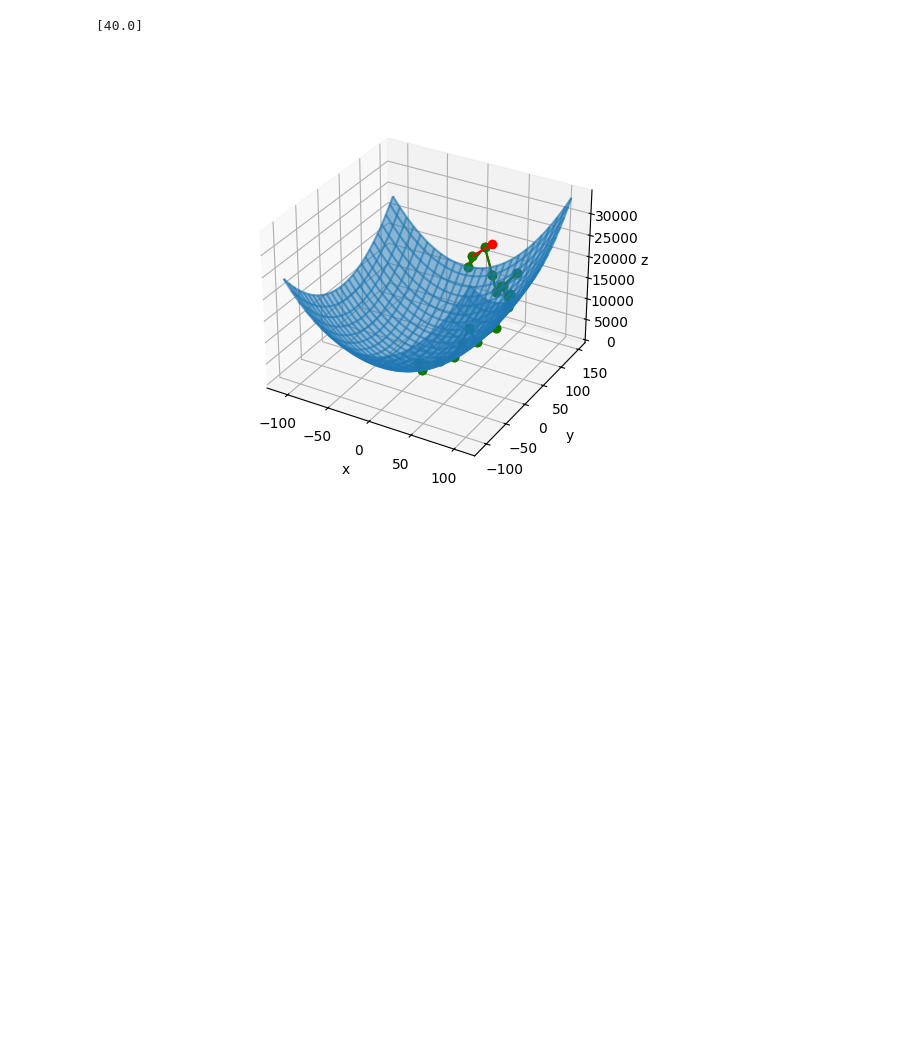
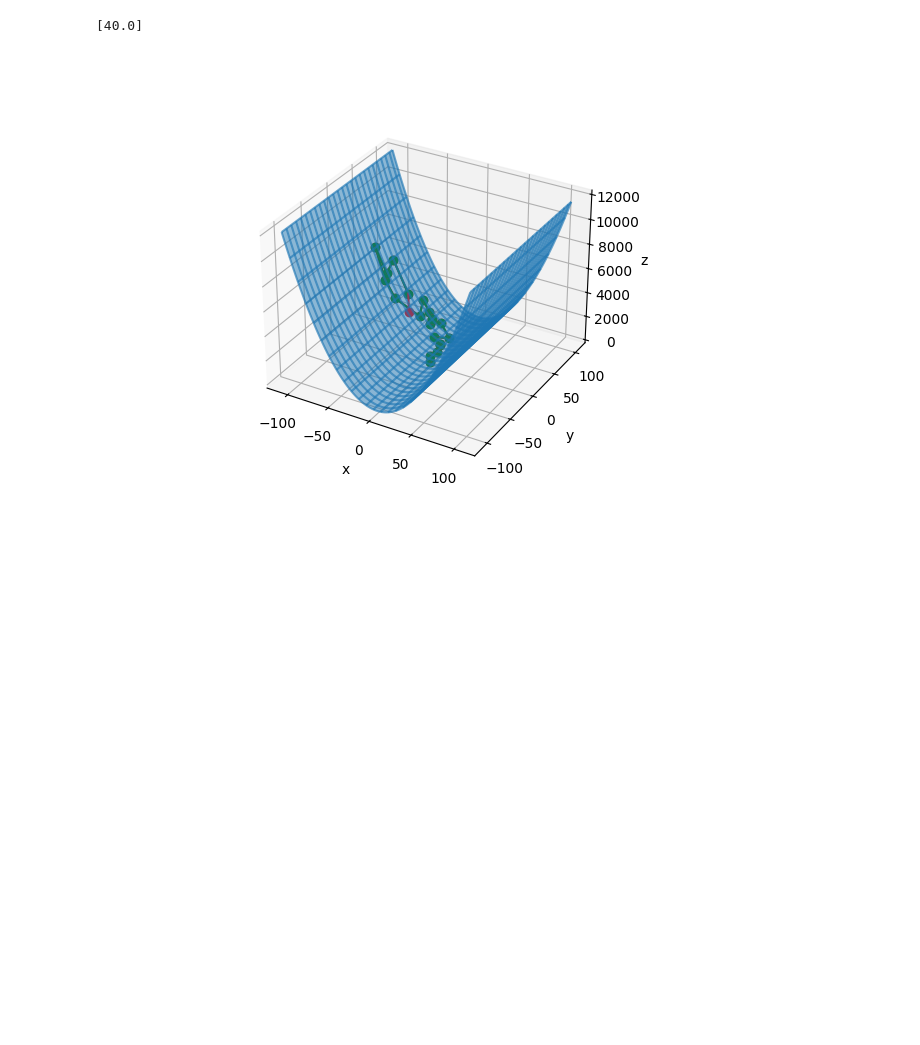
Before and after one commit to Skorniakov-Leonid/Methods-of-optimization, a Jupyter notebook: presentation/lab-1/test.ipynb, the cells around one changed output. Cells and saved outputs as stored; diff of their text form; code cells hidden in the pictures.

```diff
--- a/presentation/lab-1/test.ipynb
+++ b/presentation/lab-1/test.ipynb
@@ -1,25 +1,25 @@
 # %%
 %matplotlib widget
 from src.metric import CallCount
 from src.common.oracul import LambdaOracul
 
 from src.lab1.stop_condition import CountCondition
 import numpy as np
 from src.common import Oracul, Point
 from src.lab1.method_processor import MethodProcessor
 from src.lab1.methods import RandomMethod
 
 import matplotlib.pyplot as plt
 
 fig = plt.figure()
 
 method = RandomMethod()
-oracul = LambdaOracul(lambda x, y: x ** 2 + y ** 2, 3)
+oracul = LambdaOracul(lambda x, y: x ** 2)
 point, metrics, anim = MethodProcessor.process(method, oracul, CountCondition(20), metrics=[CallCount()], visualize=True,
                                               low_bracket=[-100, -100], high_bracket=[100, 100])
 print(metrics)
 plt.show()
 # %% [output]
 [40.0]
-[figure, old version]
+[figure, new version]
 [figure]
```
Also changed, not shown: 3 other files.
